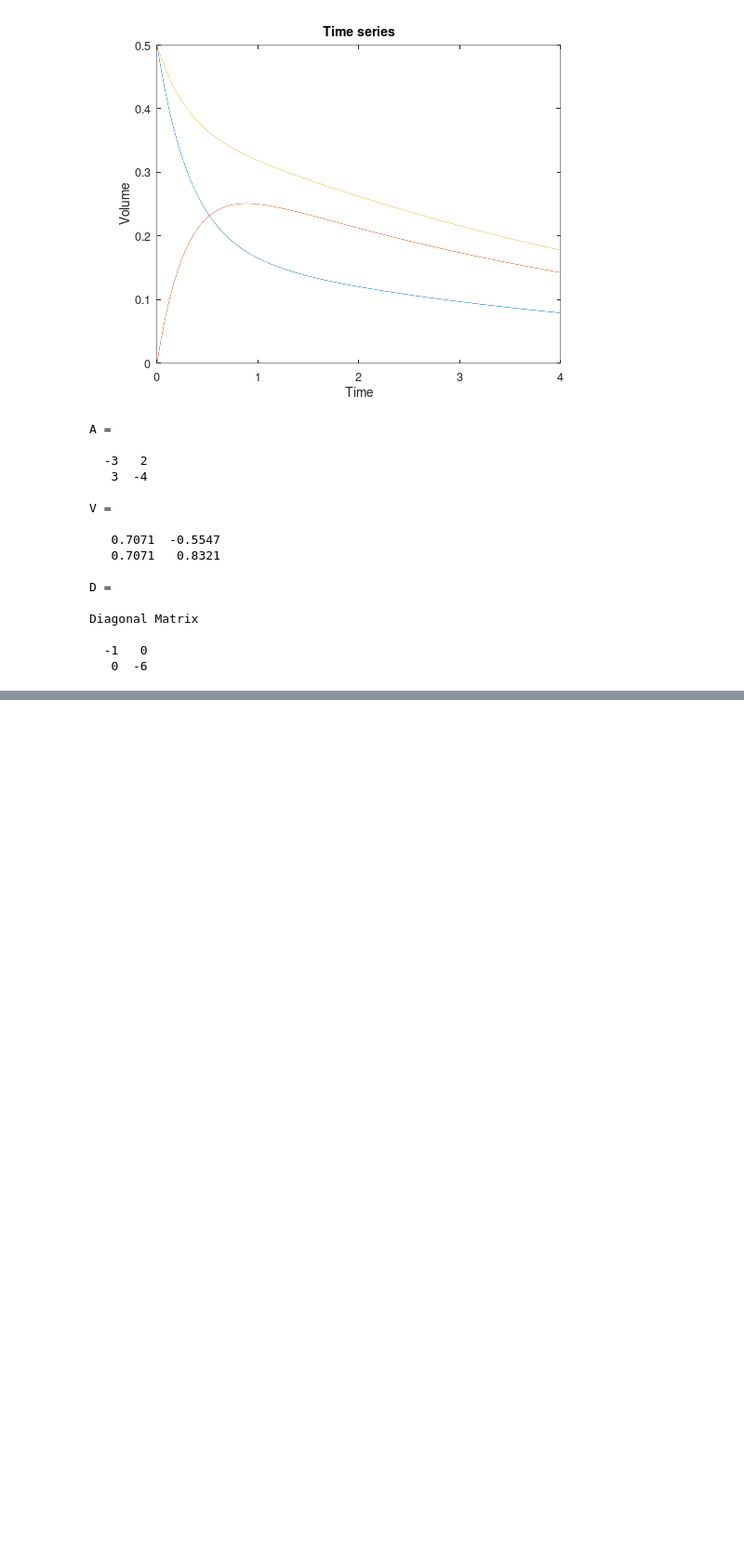
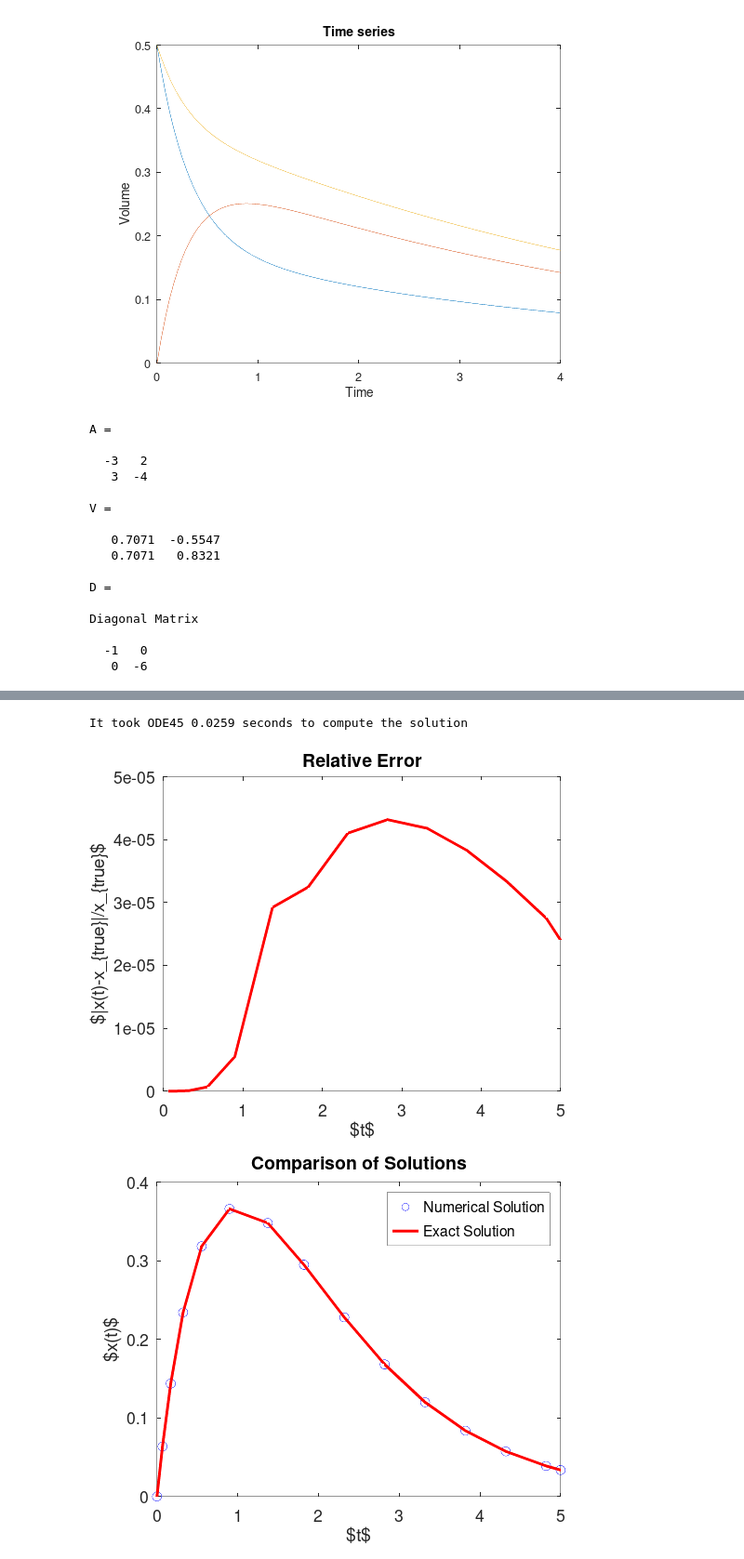
Before and after one commit to kiril-chilingarashvili/diff-equations-3, a Jupyter notebook: 3-octave.ipynb, the cells around one changed output, grey strips where cells are left out. Shown: that part at 93% size. Cells and saved outputs as stored; diff of their text form; code cells hidden in the pictures; blank space fills up the shorter version.

```diff
--- a/3-octave.ipynb
+++ b/3-octave.ipynb
@@ -264,0 +321,32 @@ Diagonal Matrix
+# %%
+%Numerically solve DE and time how long it takes
+x0 = [0;1];
+tspan = [0,5];
+A = [0,1;-1,-2];
+tic;
+[t,x] = ode45(@(t,x) A*x,tspan,x0);
+timeElapsed = toc;
+disp(['It took ODE45 ',num2str(timeElapsed,3), ' seconds to compute the solution']);
+
+%Enter analytic solution (Hint: it is in the text above.)
+xTrue = t.*exp(-t);
+
+%Plot results
+%Do not edit the code below.
+figure(1)
+plot(t,x(:,1),'bo','markersize',10); hold on;
+plot(t,xTrue,'r','linewidth',3);
+legend('Numerical Solution','Exact Solution','location','northeast');
+xlabel('$t$','interpreter','latex'); ylabel('$x(t)$','interpreter','latex')
+title('Comparison of Solutions','interpreter','latex')
+set(gca,'fontsize',25)
+
+figure(2)
+plot(t,abs(x(:,1)-xTrue)./xTrue,'r','linewidth',3);
+xlabel('$t$','interpreter','latex'); ylabel('$|x(t)-x_{true}|/x_{true}$','interpreter','latex')
+title('Relative Error','interpreter','latex')
+set(gca,'fontsize',25)
+# %% [output]
+It took ODE45 0.0259 seconds to compute the solution
+[figure, added]
+[figure, added]
```
Also changed, not shown: parts of 3 cells of this notebook.
